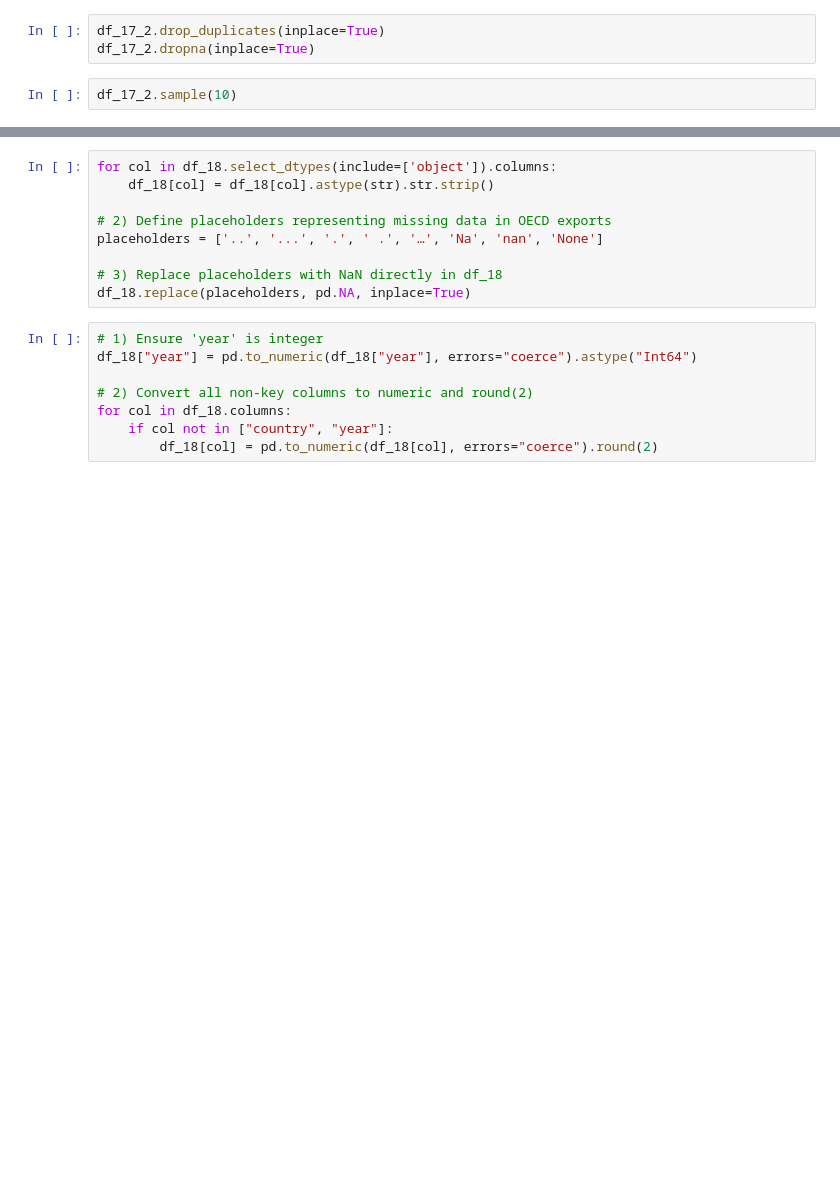
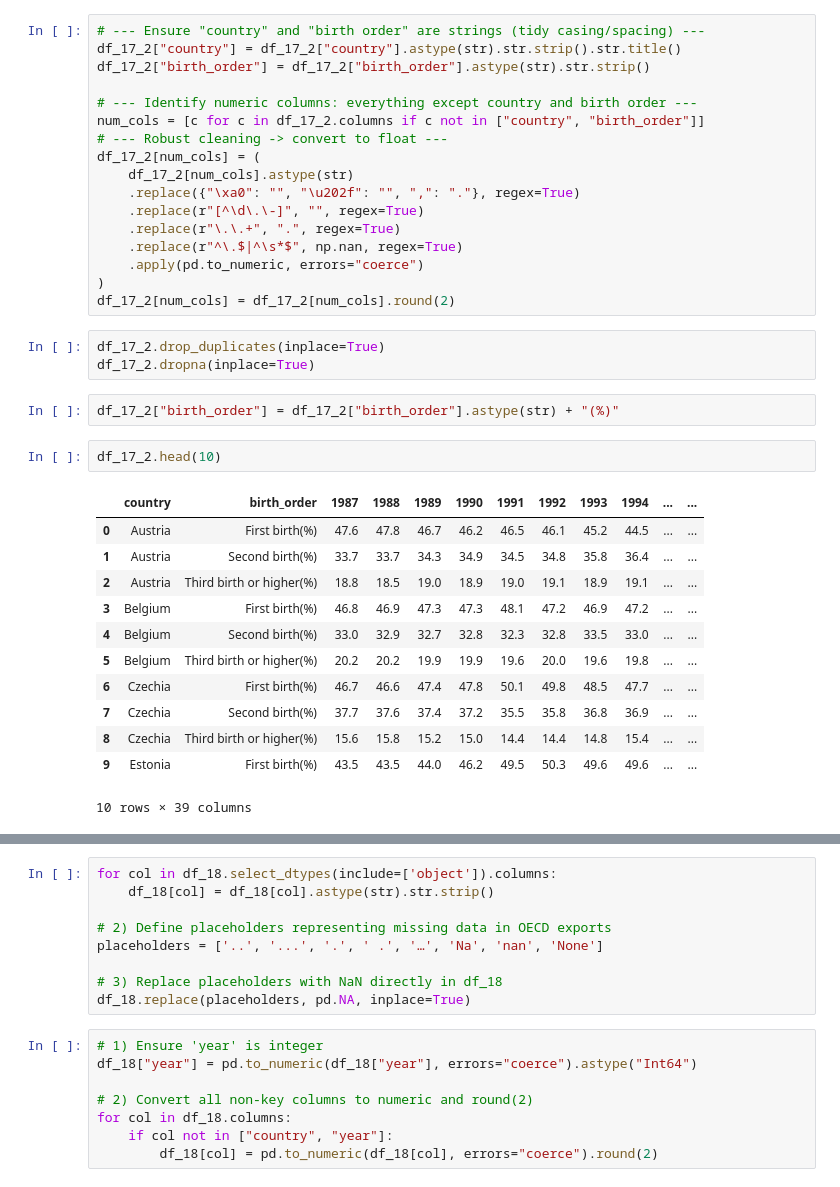
Before and after one commit to YkslB/marriage_statistics, a Jupyter notebook: scripts/Cleaning.ipynb, the cells around one changed output, grey strips where cells are left out. Cells and saved outputs as stored; diff of their text form; blank space fills up the shorter version.

```diff
--- a/scripts/Cleaning.ipynb
+++ b/scripts/Cleaning.ipynb
@@ -1414,8 +1429,40 @@ KeyError: "['1960', '1961', '1962', '1963', '1964', '1965', '1966', '1967', '196
+# %%
+# --- Ensure "country" and "birth order" are strings (tidy casing/spacing) ---
+df_17_2["country"] = df_17_2["country"].astype(str).str.strip().str.title()
+df_17_2["birth_order"] = df_17_2["birth_order"].astype(str).str.strip()
+
+# --- Identify numeric columns: everything except country and birth order ---
+num_cols = [c for c in df_17_2.columns if c not in ["country", "birth_order"]]
+# --- Robust cleaning -> convert to float ---
+df_17_2[num_cols] = (
+    df_17_2[num_cols].astype(str)
+    .replace({"\xa0": "", "\u202f": "", ",": "."}, regex=True)
+    .replace(r"[^\d\.\-]", "", regex=True)
+    .replace(r"\.\.+", ".", regex=True)
+    .replace(r"^\.$|^\s*$", np.nan, regex=True)
+    .apply(pd.to_numeric, errors="coerce")
+)
+df_17_2[num_cols] = df_17_2[num_cols].round(2)
 # %%
 df_17_2.drop_duplicates(inplace=True)
 df_17_2.dropna(inplace=True)
+# %%
+df_17_2["birth_order"] = df_17_2["birth_order"].astype(str) + "(%)"
 # %%
-df_17_2.sample(10)
+df_17_2.head(10)
+# %% [output]
+|  | country | birth_order | 1987 | 1988 | 1989 | 1990 | 1991 | 1992 | 1993 | 1994 | ... | ... |
+| 0 | Austria | First birth(%) | 47.6 | 47.8 | 46.7 | 46.2 | 46.5 | 46.1 | 45.2 | 44.5 | ... | ... |
+| 1 | Austria | Second birth(%) | 33.7 | 33.7 | 34.3 | 34.9 | 34.5 | 34.8 | 35.8 | 36.4 | ... | ... |
+| 2 | Austria | Third birth or higher(%) | 18.8 | 18.5 | 19.0 | 18.9 | 19.0 | 19.1 | 18.9 | 19.1 | ... | ... |
+| 3 | Belgium | First birth(%) | 46.8 | 46.9 | 47.3 | 47.3 | 48.1 | 47.2 | 46.9 | 47.2 | ... | ... |
+| 4 | Belgium | Second birth(%) | 33.0 | 32.9 | 32.7 | 32.8 | 32.3 | 32.8 | 33.5 | 33.0 | ... | ... |
+| 5 | Belgium | Third birth or higher(%) | 20.2 | 20.2 | 19.9 | 19.9 | 19.6 | 20.0 | 19.6 | 19.8 | ... | ... |
+| 6 | Czechia | First birth(%) | 46.7 | 46.6 | 47.4 | 47.8 | 50.1 | 49.8 | 48.5 | 47.7 | ... | ... |
+| 7 | Czechia | Second birth(%) | 37.7 | 37.6 | 37.4 | 37.2 | 35.5 | 35.8 | 36.8 | 36.9 | ... | ... |
+| 8 | Czechia | Third birth or higher(%) | 15.6 | 15.8 | 15.2 | 15.0 | 14.4 | 14.4 | 14.8 | 15.4 | ... | ... |
+| 9 | Estonia | First birth(%) | 43.5 | 43.5 | 44.0 | 46.2 | 49.5 | 50.3 | 49.6 | 49.6 | ... | ... |
+10 rows × 39 columns
 # %%
 df_info = pd.DataFrame({
     'dtype': df_17_2.dtypes,
```
Also changed, not shown: parts of 110 cells of this notebook, 3 other files.
